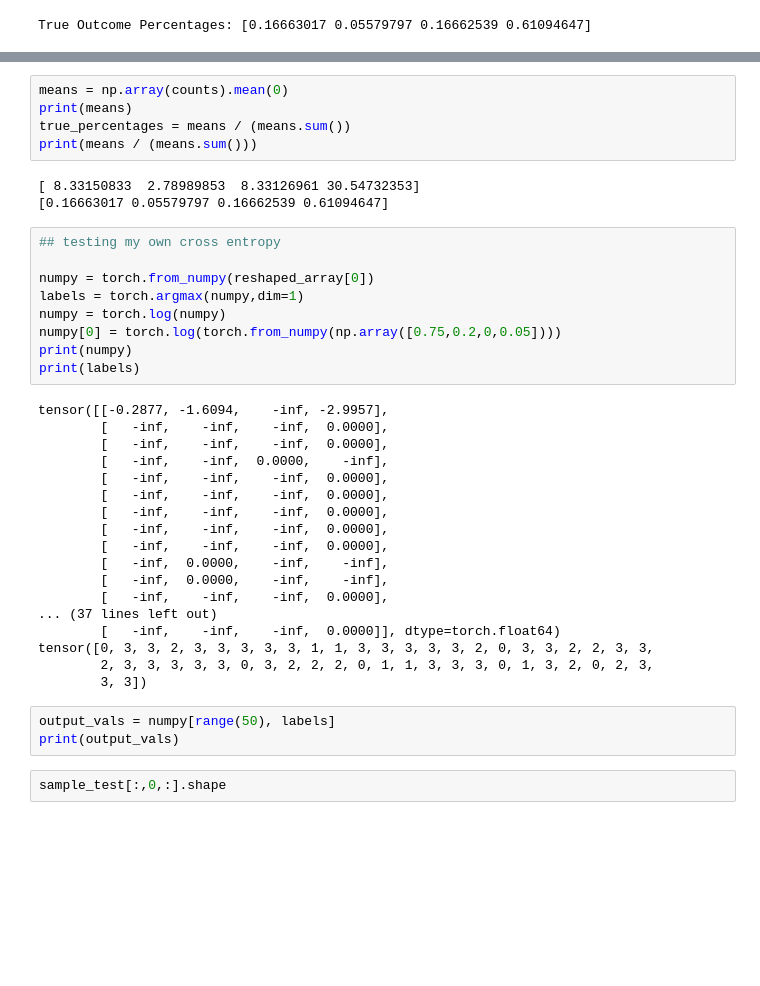
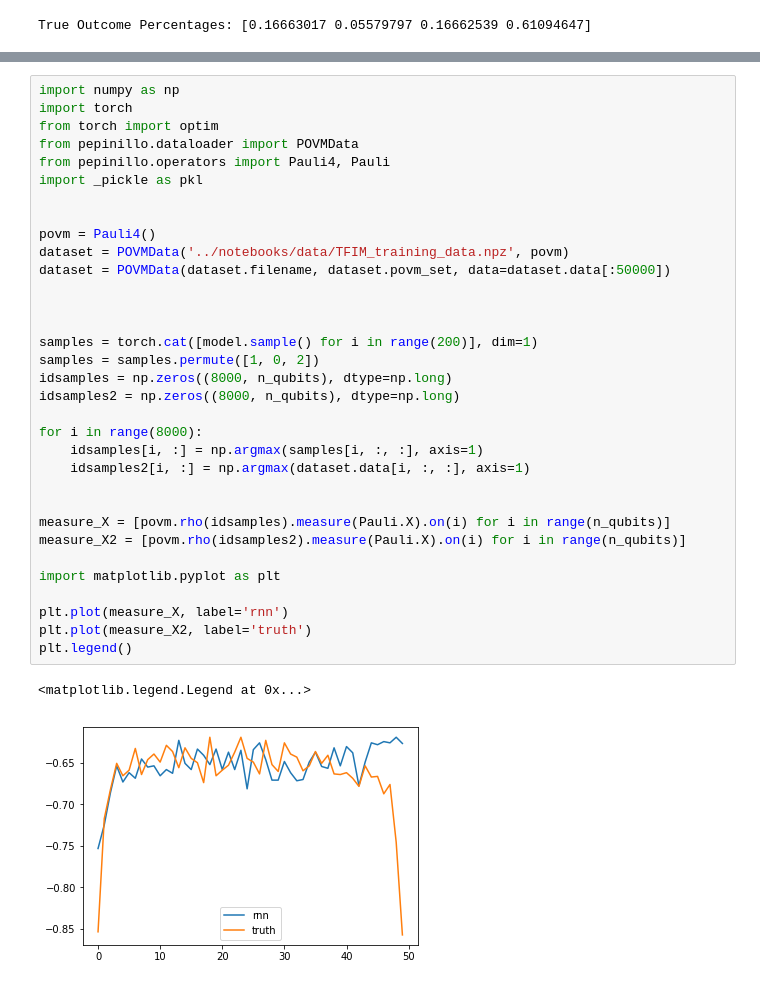
Before and after one commit to MelkoCollective/Pepinillo, a Jupyter notebook: notebooks/POVMRNNFunctioning.ipynb, the cells around one changed output, grey strips where cells are left out. Saved outputs shown, nothing was run; the diff lists cells and outputs as text; blank space fills up the shorter version.

Commit message:
add measurement

```diff
--- a/notebooks/POVMRNNFunctioning.ipynb
+++ b/notebooks/POVMRNNFunctioning.ipynb
@@ -628,40 +605,36 @@ counts[:50]
-# %%
-means = np.array(counts).mean(0)
-print(means)
-true_percentages = means / (means.sum())
-print(means / (means.sum()))
-# %% [output]
-[ 8.33150833  2.78989853  8.33126961 30.54732353]
-[0.16663017 0.05579797 0.16662539 0.61094647]
-# %%
-## testing my own cross entropy
-
-numpy = torch.from_numpy(reshaped_array[0])
-labels = torch.argmax(numpy,dim=1)
-numpy = torch.log(numpy)
-numpy[0] = torch.log(torch.from_numpy(np.array([0.75,0.2,0,0.05])))
-print(numpy)
-print(labels)
-# %% [output]
-tensor([[-0.2877, -1.6094,    -inf, -2.9957],
-        [   -inf,    -inf,    -inf,  0.0000],
-        [   -inf,    -inf,    -inf,  0.0000],
-        [   -inf,    -inf,  0.0000,    -inf],
-        [   -inf,    -inf,    -inf,  0.0000],
-        [   -inf,    -inf,    -inf,  0.0000],
-        [   -inf,    -inf,    -inf,  0.0000],
-        [   -inf,    -inf,    -inf,  0.0000],
-        [   -inf,    -inf,    -inf,  0.0000],
-        [   -inf,  0.0000,    -inf,    -inf],
-        [   -inf,  0.0000,    -inf,    -inf],
-        [   -inf,    -inf,    -inf,  0.0000],
-... (37 lines left out)
-        [   -inf,    -inf,    -inf,  0.0000]], dtype=torch.float64)
-tensor([0, 3, 3, 2, 3, 3, 3, 3, 3, 1, 1, 3, 3, 3, 3, 3, 2, 0, 3, 3, 2, 2, 3, 3,
-        2, 3, 3, 3, 3, 3, 0, 3, 2, 2, 2, 0, 1, 1, 3, 3, 3, 0, 1, 3, 2, 0, 2, 3,
-        3, 3])
-# %%
-output_vals = numpy[range(50), labels]
-print(output_vals)
-# %%
-sample_test[:,0,:].shape
+# %%
+import numpy as np
+import torch
+from torch import optim
+from pepinillo.dataloader import POVMData
+from pepinillo.operators import Pauli4, Pauli
+import _pickle as pkl
+
+
+povm = Pauli4()
+dataset = POVMData('../notebooks/data/TFIM_training_data.npz', povm)
+dataset = POVMData(dataset.filename, dataset.povm_set, data=dataset.data[:50000])
+
+
+
+samples = torch.cat([model.sample() for i in range(200)], dim=1)
+samples = samples.permute([1, 0, 2])
+idsamples = np.zeros((8000, n_qubits), dtype=np.long)
+idsamples2 = np.zeros((8000, n_qubits), dtype=np.long)
+
+for i in range(8000):
+    idsamples[i, :] = np.argmax(samples[i, :, :], axis=1)
+    idsamples2[i, :] = np.argmax(dataset.data[i, :, :], axis=1)
+
+
+measure_X = [povm.rho(idsamples).measure(Pauli.X).on(i) for i in range(n_qubits)]
+measure_X2 = [povm.rho(idsamples2).measure(Pauli.X).on(i) for i in range(n_qubits)]
+
+import matplotlib.pyplot as plt
+
+plt.plot(measure_X, label='rnn')
+plt.plot(measure_X2, label='truth')
+plt.legend()
+# %% [output]
+<matplotlib.legend.Legend at 0x...>
+[figure, added]
```
Also changed, not shown: parts of 4 cells of this notebook.
